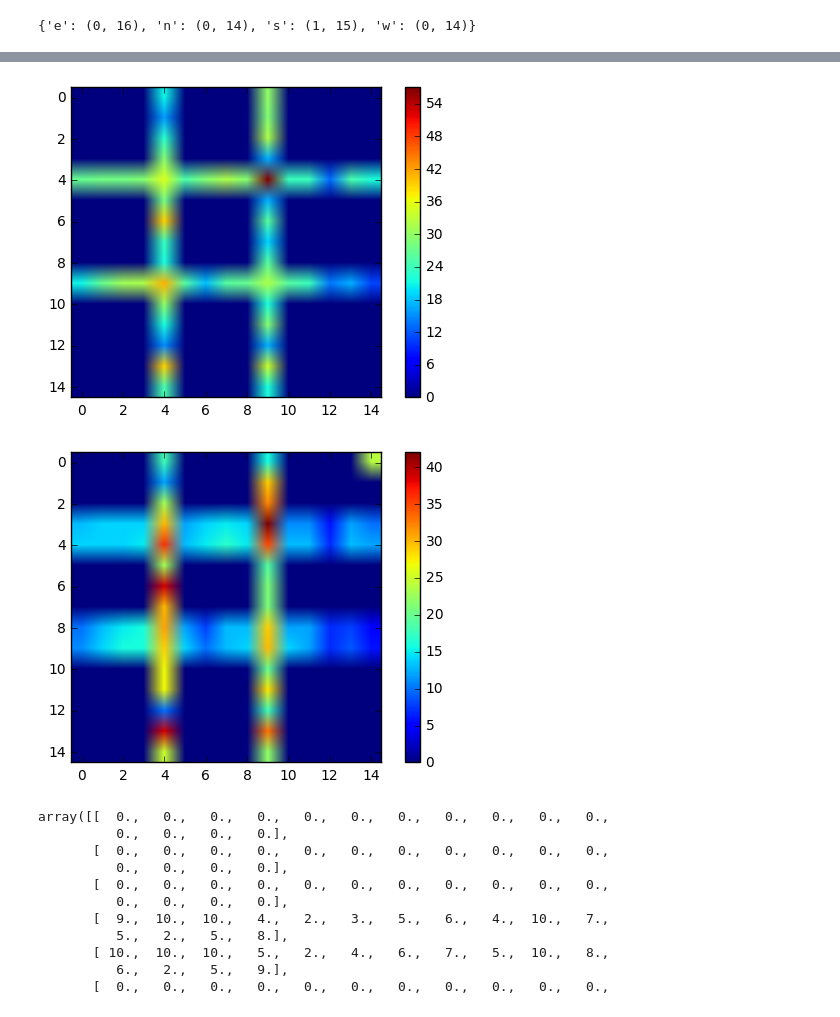
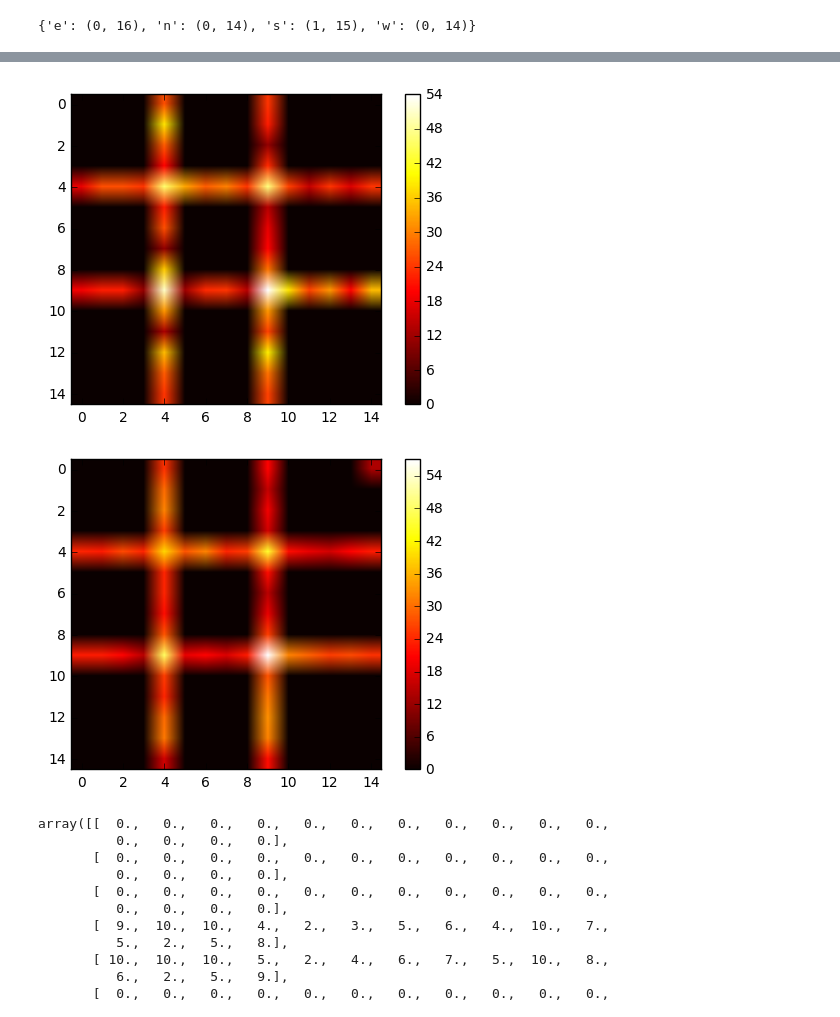
Before and after one commit to ASU-CompMethodsPhysics-PHY494/final-2017-openthepodbaydoors_hal, a Jupyter notebook: work/car_motion-Copy1.ipynb, the cells around one changed output, grey strips where cells are left out. Cells and saved outputs as stored; diff of their text form; code cells hidden in the pictures.

Commit message:
updating motion stuff

```diff
--- a/work/car_motion-Copy1.ipynb
+++ b/work/car_motion-Copy1.ipynb
@@ -49,7 +49,7 @@ def motion(carmap, lim=5):
             n = neighbors(cm, i, j)
             for k in dir_:
                 current = (i,j, dir_[k])
-                new = n[d] + tuple([dir_[k]])
+                new = n[k] + tuple([dir_[k]])
                 if not cm[current] == 0:
                     cars = cm[current]
                     if cm[new] < lim:
@@ -63,29 +63,26 @@ def motion(carmap, lim=5):
                             new_m[new] += move
     return new_m
 # %%
-import time
-import maplotlib
-matploltib.use('GTAgg')
-def plot(carmap, view=[]):
-    if not len(view) ==0:
-        dir_ = {'n': 2,
-                'e': 0,
-                's': 3,
-                'w': 1}
-        f = np.zeros_like(carmap[:,:,0])
-        for l in view:
-            f += carmap[:,:,dir_[l]]
+def plot(grid, view=[]):
+    if not len(view) == 0:
+        dir_dict = {'n': 0,
+                    'e': 1,
+                    'w': 2,
+                    's':3}
+        f = np.zeros_like(grid[:,:,0])
+        for d in view:
+            f += grid[:,:,dir_dict[d]]
         plt.imshow(f)
     else:
-        plt.imshow(carmap.sum(axis=2))
+        plt.imshow(grid.sum(axis=2),cmap='hot')
     plt.colorbar()
 # %%
 plot(carmap)
 # %% [output]
-[figure, old version]
+[figure, new version]
 # %%
 for t in range(100):
-    grid = motion(carmap, lim=10)
+    grid = motion(carmap, lim=100)
 plot(grid)
 # %% [output]
-[figure, old version]
+[figure, new version]
```
Also changed, not shown: parts of 2 cells of this notebook.
